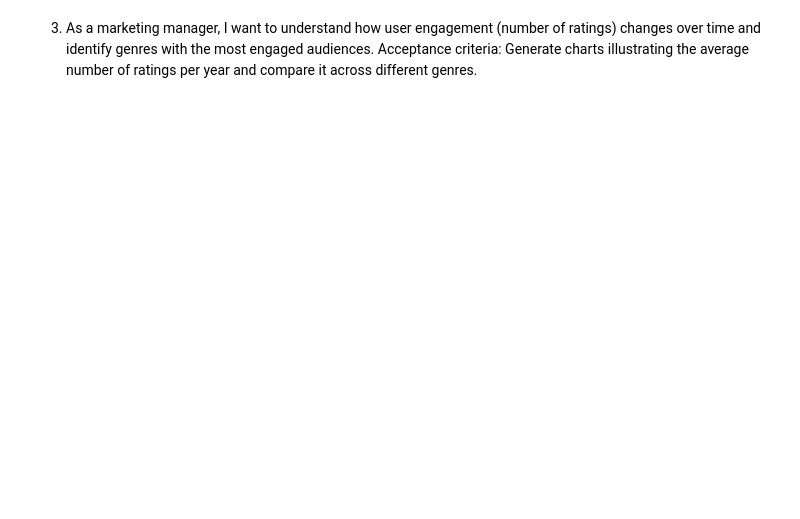
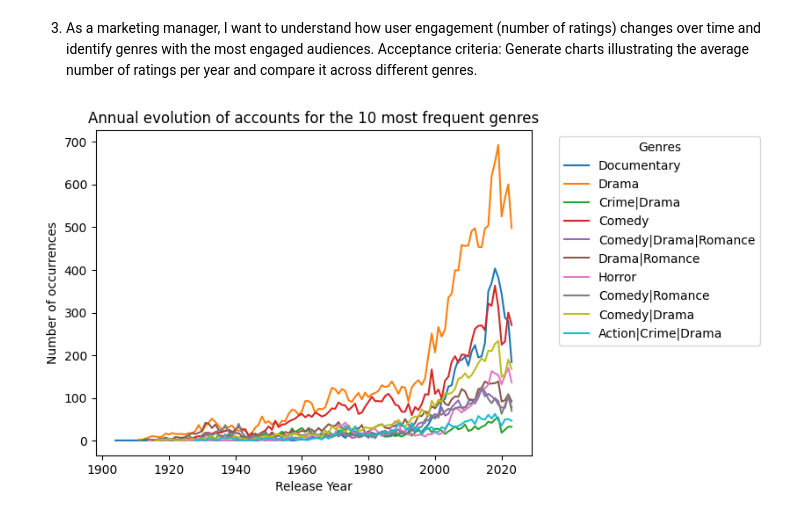
Before and after one commit to Laureoby/movies_dataset2, a Jupyter notebook: Movies2_dataset.ipynb, the cells around one changed output. Saved outputs shown, nothing was run; the diff lists cells and outputs as text; code cells hidden in the pictures; blank space fills up the shorter version.

```diff
--- a/Movies2_dataset.ipynb
+++ b/Movies2_dataset.ipynb
@@ -201,0 +209,16 @@ plt.show()
+# %%
+top_genres = data['Genres'].value_counts().head(10).index
+yearly_genre_ratings = data.groupby(['Release Year', 'Genres']).size().reset_index(name='Counts')
+filtered_yearly_genre_ratings = yearly_genre_ratings[yearly_genre_ratings['Genres'].isin(top_genres)]
+
+# print diagram
+sns.lineplot(data=filtered_yearly_genre_ratings, x='Release Year', y='Counts', hue='Genres', palette='tab10')
+
+# add legend and title
+plt.title("Annual evolution of accounts for the 10 most frequent genres")
+plt.xlabel("Release Year")
+plt.ylabel("Number of occurrences")
+plt.legend(title='Genres', bbox_to_anchor=(1.05, 1), loc='upper left')  # Position the legend outside
+plt.show()
+# %% [output]
+[figure, added]
```
Also changed, not shown: parts of 5 cells of this notebook.
